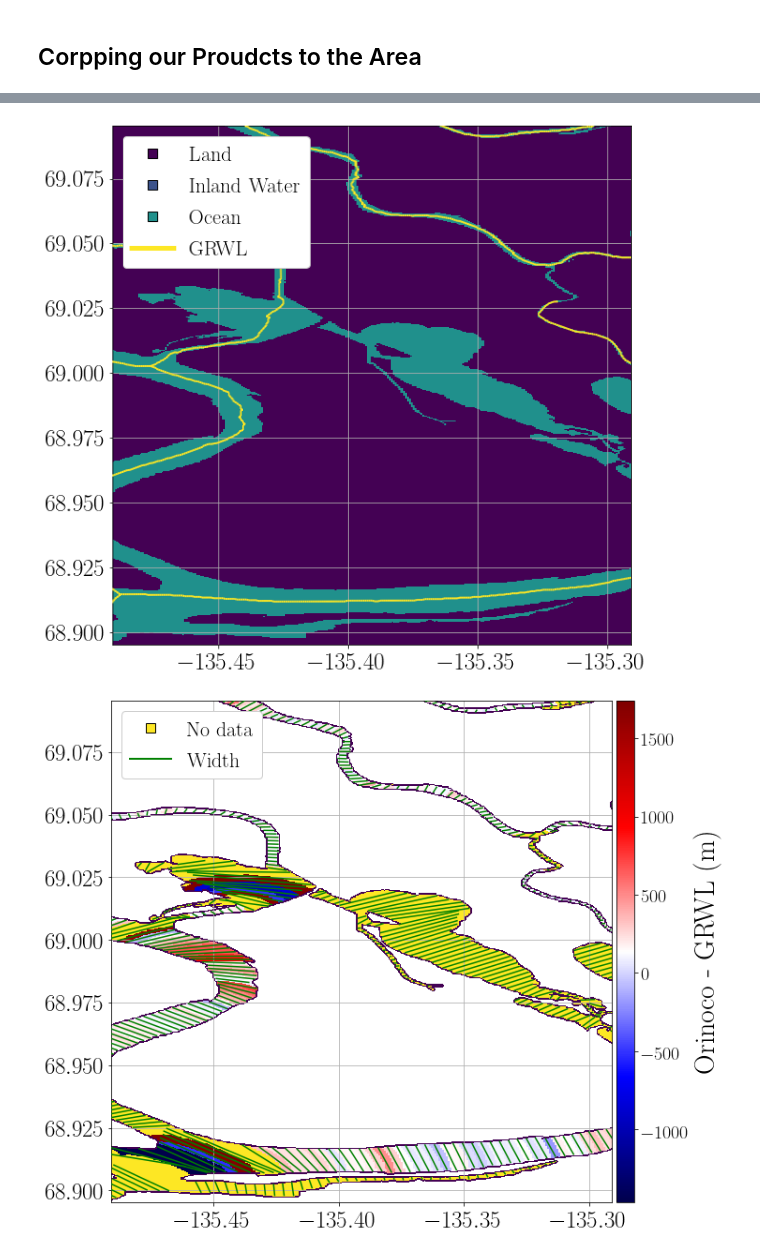
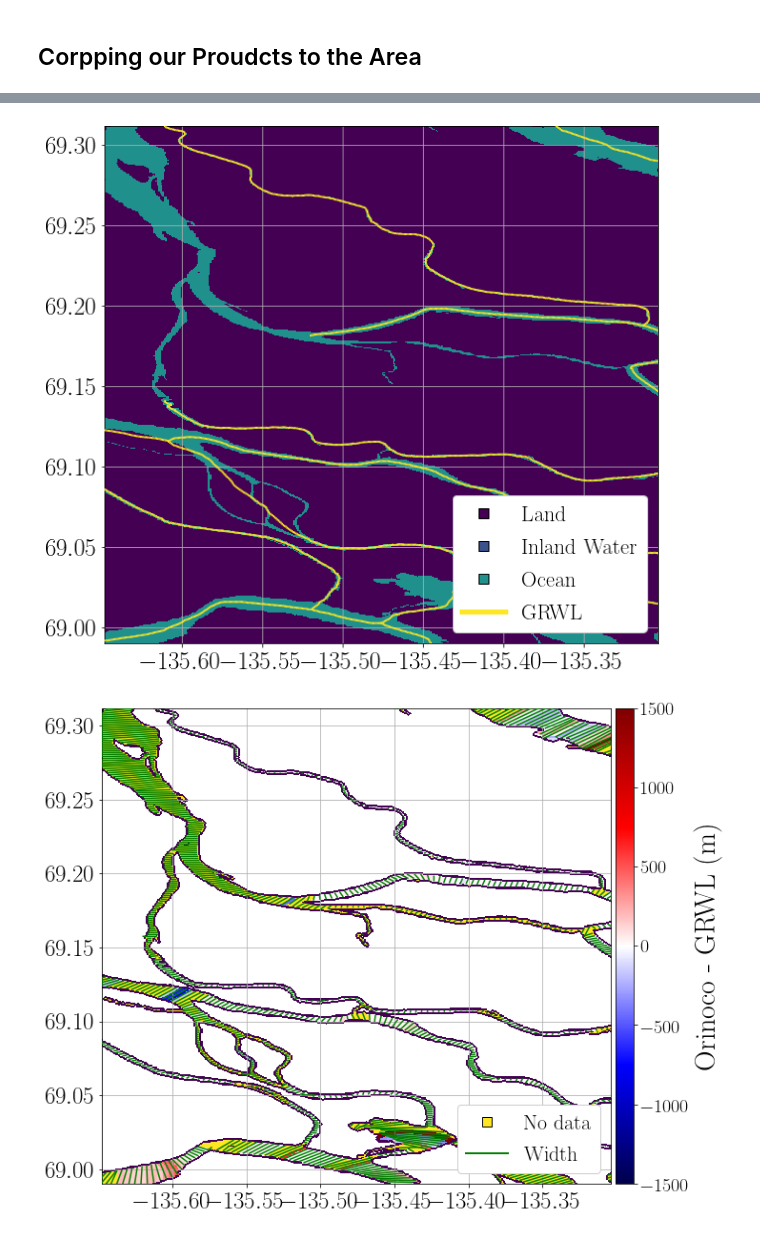
Before and after one commit to simard-landscape-lab/orinoco, a Jupyter notebook: notebooks/validation_with_grwl/4 - Figures - Connectivity.ipynb, the cells around one changed output, grey strips where cells are left out. Saved outputs shown, nothing was run; the diff lists cells and outputs as text; code cells hidden in the pictures.

```diff
--- a/notebooks/validation_with_grwl/4 - Figures - Connectivity.ipynb
+++ b/notebooks/validation_with_grwl/4 - Figures - Connectivity.ipynb
@@ -89,8 +89,8 @@ edges_orinoco.plot()
 
 We will use the below to select subsets of our ROI.
 # %%
-sy = np.s_[5_500:7_500]
-sx = np.s_[7_000:8_500]
+sy = np.s_[500:1_250]
+sx = np.s_[2300:2_950]
 plt.imshow(water_mask[sy, sx])
 # %% [output]
 <matplotlib.image.AxesImage at 0x...>
@@ -101,19 +101,19 @@ plt.imshow(water_mask[sy, sx])
 We selected two slices using the `imshow` above. We have two slices indices encoded via `if ... then...` below. We create all the relevant plots over the subsets in what follows. We have encoded two subsets via `0` and `1`.
 # %%
 # Options are 0 and 1 for different areas over the Mackenzie.
-slice_index = 0
+slice_index = 1
 # %%
 # Mackenzie
 figsize=(12, 10)
 
 if (tile_name is 'NR08') & (slice_index == 0):
-    sy = np.s_[2_000:3_000]
-    sx = np.s_[4_000:5_000]
+    sy = np.s_[2_000:2_750]
+    sx = np.s_[2_500:3_250]
     loc='upper left'
 
 elif (tile_name is 'NR08') & (slice_index == 1):
-    sy = np.s_[5_600:6_600]
-    sx = np.s_[7_750:8_750]
+    sy = np.s_[400:1_100]
+    sx = np.s_[1400:2_150]
     loc='lower right'
 # %% [markdown]
 ## Making a Plot Directory
@@ -254,7 +254,7 @@ ax.grid('on')
 
 plt.savefig(plot_dir/'grwl.png')
 # %% [output]
-[figure, old version]
+[figure, new version]
 # %%
 M = 1
 
@@ -289,6 +289,8 @@ nodata_diff[nodata_diff == 0] = np.nan
 nodata_diff_c = nodata_diff[sy, sx]
 width_differences_c = width_differences[sy, sx]
 # %%
+cbounds = 1500
+
 fig, ax = plt.subplots(figsize=(10, 10))
 cmap='seismic'
 plot.show(width_differences_c,
@@ -296,8 +298,8 @@ plot.show(width_differences_c,
           transform=transform_c,
           zorder=1,
           cmap=cmap,
-          vmin=-500,
-          vmax=500,
+          vmin=-cbounds,
+          vmax=cbounds,
           interpolation='none')
 
 plot.show(nodata_diff_c,
@@ -312,35 +314,35 @@ plot.show(outline_c,
           ax=ax,
           transform=transform_c,
           interpolation='none')
 
 ax.set_xlim((x_min, x_max))
 ax.set_ylim((y_min, y_max))
 
 
 widths_df_c.plot(color='green', ax=ax, alpha=1,zorder=4)
 
 ##########
 # Colorbar
 ##########
 
 # Source: https://matplotlib.org/3.1.0/tutorials/colors/colorbar_only.html
 
 divider = make_axes_locatable(ax)
 cax = divider.append_axes('right', size='3.5%', pad=0.07)
 
-norm = colors.Normalize(vmin=np.nanmin(width_differences_c), vmax=np.nanmax(width_differences_c))
+norm = colors.Normalize(vmin=-cbounds, vmax=cbounds)
 cb1 = colorbar.ColorbarBase(cax,
                             cmap=plt.get_cmap(cmap),
                             norm=norm,
                             orientation='vertical')
 cax.set_ylabel('Orinoco - GRWL (m)', fontsize=30)
 cax.tick_params(axis='both', which='major', labelsize=20)
 
 ax.legend(handles=legend_elements, loc=loc, fontsize=22, framealpha=1)
 ax.grid('on')
 plt.savefig(plot_dir/'width_differences.png')
 # %% [output]
-[figure, old version]
+[figure, new version]
 # %%
 fig, ax = plt.subplots(figsize=figsize)
 X = width_differences[sy, sx]
```
Also changed, not shown: parts of 5 cells of this notebook, 12 other files.
